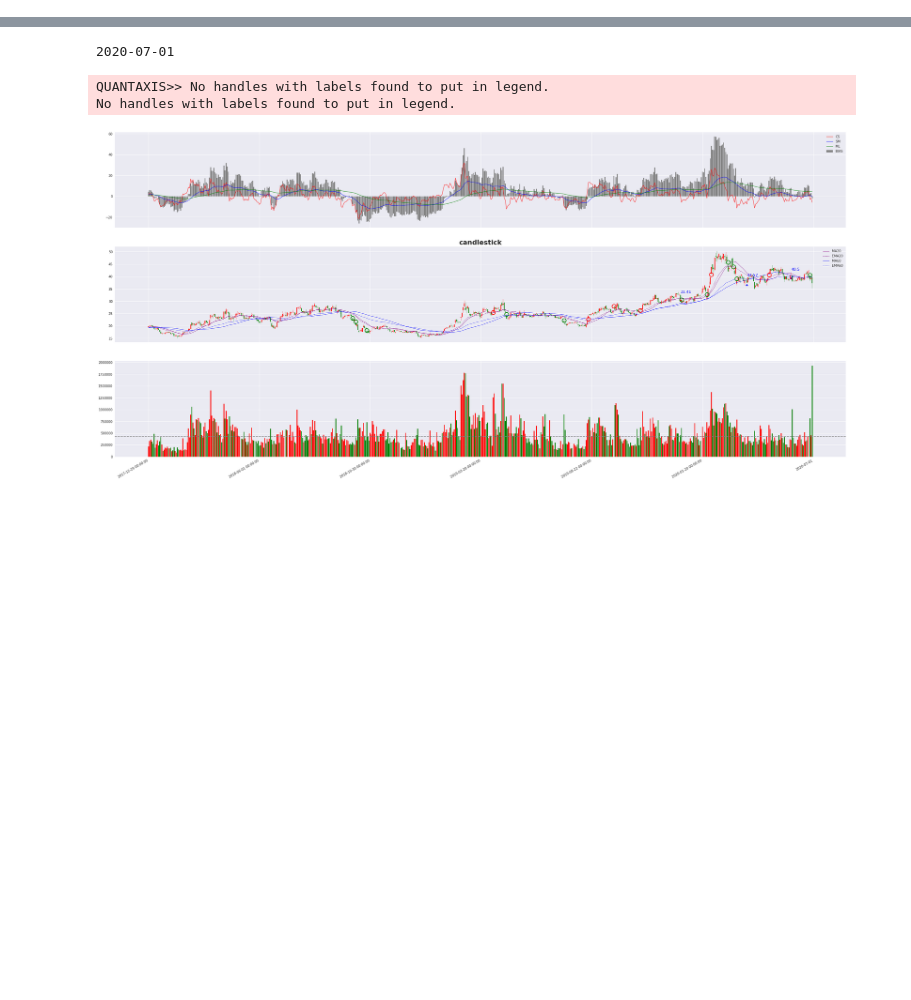
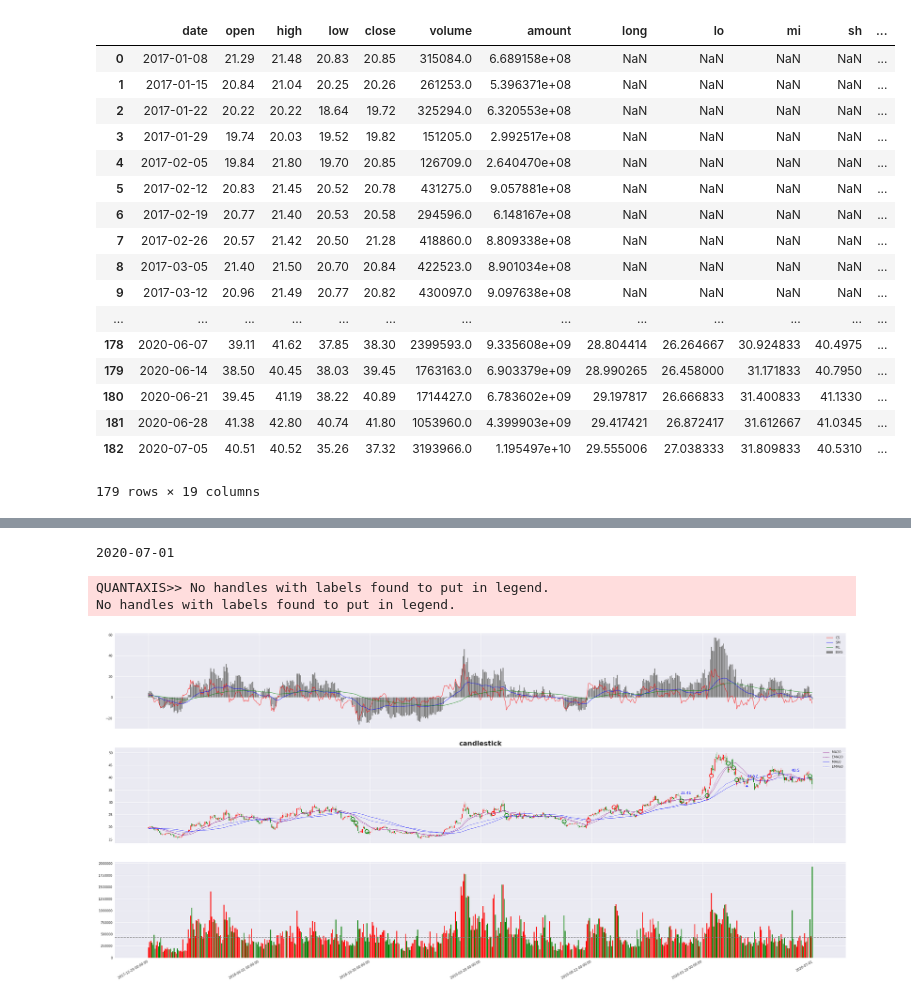
Before and after one commit to mildone/strategy, a Jupyter notebook: Untitled.ipynb, the cells around one changed output, grey strips where cells are left out. Cells and saved outputs as stored; diff of their text form; code cells hidden in the pictures; blank space fills up the shorter version.

```diff
--- a/Untitled.ipynb
+++ b/Untitled.ipynb
@@ -70,0 +191,21 @@ sample.index.get_level_values('date')[-1]
+# %%
+wk
+# %% [output]
+|  | date | open | high | low | close | volume | amount | long | lo | mi | sh | ... |
+| 0 | 2017-01-08 | 21.29 | 21.48 | 20.83 | 20.85 | 315084.0 | 6.689158e+08 | NaN | NaN | NaN | NaN | ... |
+| 1 | 2017-01-15 | 20.84 | 21.04 | 20.25 | 20.26 | 261253.0 | 5.396371e+08 | NaN | NaN | NaN | NaN | ... |
+| 2 | 2017-01-22 | 20.22 | 20.22 | 18.64 | 19.72 | 325294.0 | 6.320553e+08 | NaN | NaN | NaN | NaN | ... |
+| 3 | 2017-01-29 | 19.74 | 20.03 | 19.52 | 19.82 | 151205.0 | 2.992517e+08 | NaN | NaN | NaN | NaN | ... |
+| 4 | 2017-02-05 | 19.84 | 21.80 | 19.70 | 20.85 | 126709.0 | 2.640470e+08 | NaN | NaN | NaN | NaN | ... |
+| 5 | 2017-02-12 | 20.83 | 21.45 | 20.52 | 20.78 | 431275.0 | 9.057881e+08 | NaN | NaN | NaN | NaN | ... |
+| 6 | 2017-02-19 | 20.77 | 21.40 | 20.53 | 20.58 | 294596.0 | 6.148167e+08 | NaN | NaN | NaN | NaN | ... |
+| 7 | 2017-02-26 | 20.57 | 21.42 | 20.50 | 21.28 | 418860.0 | 8.809338e+08 | NaN | NaN | NaN | NaN | ... |
+| 8 | 2017-03-05 | 21.40 | 21.50 | 20.70 | 20.84 | 422523.0 | 8.901034e+08 | NaN | NaN | NaN | NaN | ... |
+| 9 | 2017-03-12 | 20.96 | 21.49 | 20.77 | 20.82 | 430097.0 | 9.097638e+08 | NaN | NaN | NaN | NaN | ... |
+| ... | ... | ... | ... | ... | ... | ... | ... | ... | ... | ... | ... | ... |
+| 178 | 2020-06-07 | 39.11 | 41.62 | 37.85 | 38.30 | 2399593.0 | 9.335608e+09 | 28.804414 | 26.264667 | 30.924833 | 40.4975 | ... |
+| 179 | 2020-06-14 | 38.50 | 40.45 | 38.03 | 39.45 | 1763163.0 | 6.903379e+09 | 28.990265 | 26.458000 | 31.171833 | 40.7950 | ... |
+| 180 | 2020-06-21 | 39.45 | 41.19 | 38.22 | 40.89 | 1714427.0 | 6.783602e+09 | 29.197817 | 26.666833 | 31.400833 | 41.1330 | ... |
+| 181 | 2020-06-28 | 41.38 | 42.80 | 40.74 | 41.80 | 1053960.0 | 4.399903e+09 | 29.417421 | 26.872417 | 31.612667 | 41.0345 | ... |
+| 182 | 2020-07-05 | 40.51 | 40.52 | 35.26 | 37.32 | 3193966.0 | 1.195497e+10 | 29.555006 | 27.038333 | 31.809833 | 40.5310 | ... |
+179 rows × 19 columns
```
Also changed, not shown: parts of 8 cells of this notebook, 3 other files.
